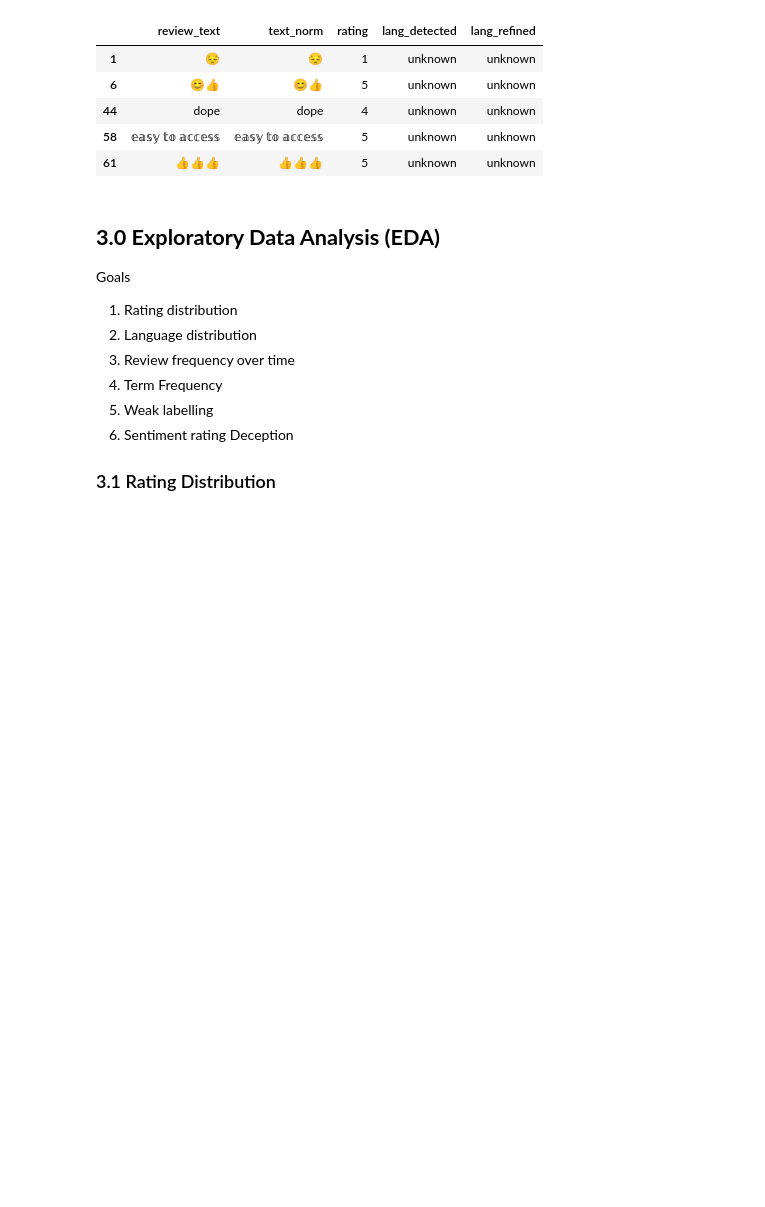
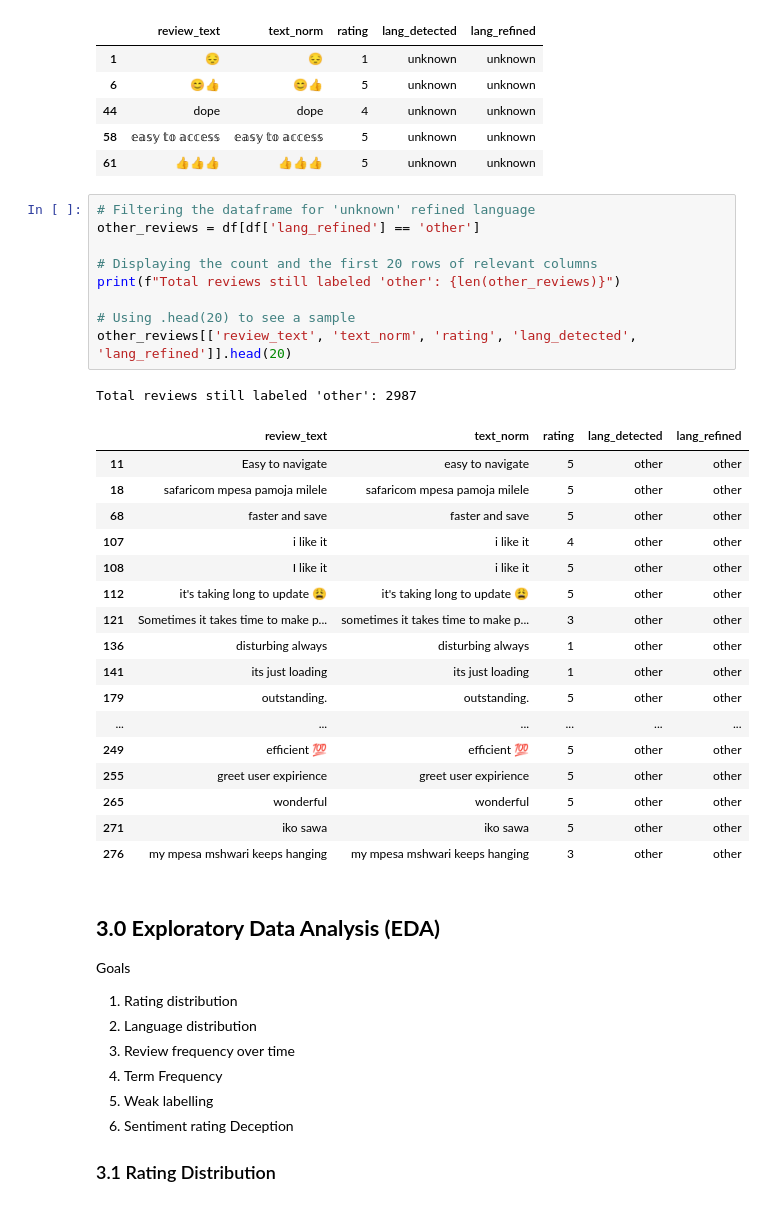
Before and after one commit to WanjikuKahoro/Safaricom-Suspicious-Review-Detection-Using-Machine-Learning, a Jupyter notebook: Emma.ipynb, the cells around one changed output. Drawn from its saved outputs; the diff is of its cells as text; blank space fills up the shorter version.

```diff
--- a/Emma.ipynb
+++ b/Emma.ipynb
@@ -408,6 +406,34 @@ Total reviews still labeled 'unknown': 2020
 | 44 | dope | dope | 4 | unknown | unknown |
 | 58 | 𝕖𝕒𝕤𝕪 𝕥𝕠 𝕒𝕔𝕔𝕖𝕤𝕤 | 𝕖𝕒𝕤𝕪 𝕥𝕠 𝕒𝕔𝕔𝕖𝕤𝕤 | 5 | unknown | unknown |
 | 61 | 👍👍👍 | 👍👍👍 | 5 | unknown | unknown |
+# %%
+# Filtering the dataframe for 'unknown' refined language
+other_reviews = df[df['lang_refined'] == 'other']
+
+# Displaying the count and the first 20 rows of relevant columns
+print(f"Total reviews still labeled 'other': {len(other_reviews)}")
+
+# Using .head(20) to see a sample
+other_reviews[['review_text', 'text_norm', 'rating', 'lang_detected', 'lang_refined']].head(20)
+# %% [output]
+Total reviews still labeled 'other': 2987
+|  | review_text | text_norm | rating | lang_detected | lang_refined |
+| 11 | Easy to navigate | easy to navigate | 5 | other | other |
+| 18 | safaricom mpesa pamoja milele | safaricom mpesa pamoja milele | 5 | other | other |
+| 68 | faster and save | faster and save | 5 | other | other |
+| 107 | i like it | i like it | 4 | other | other |
+| 108 | I like it | i like it | 5 | other | other |
+| 112 | it's taking long to update 😩 | it's taking long to update 😩 | 5 | other | other |
+| 121 | Sometimes it takes time to make p... | sometimes it takes time to make p... | 3 | other | other |
+| 136 | disturbing always | disturbing always | 1 | other | other |
+| 141 | its just loading | its just loading | 1 | other | other |
+| 179 | outstanding. | outstanding. | 5 | other | other |
+| ... | ... | ... | ... | ... | ... |
+| 249 | efficient 💯 | efficient 💯 | 5 | other | other |
+| 255 | greet user expirience | greet user expirience | 5 | other | other |
+| 265 | wonderful | wonderful | 5 | other | other |
+| 271 | iko sawa | iko sawa | 5 | other | other |
+| 276 | my mpesa mshwari keeps hanging | my mpesa mshwari keeps hanging | 3 | other | other |
 # %% [markdown]
 ## **3.0 Exploratory Data Analysis (EDA)**
 Goals
```
Also changed, not shown: parts of 37 cells of this notebook.
